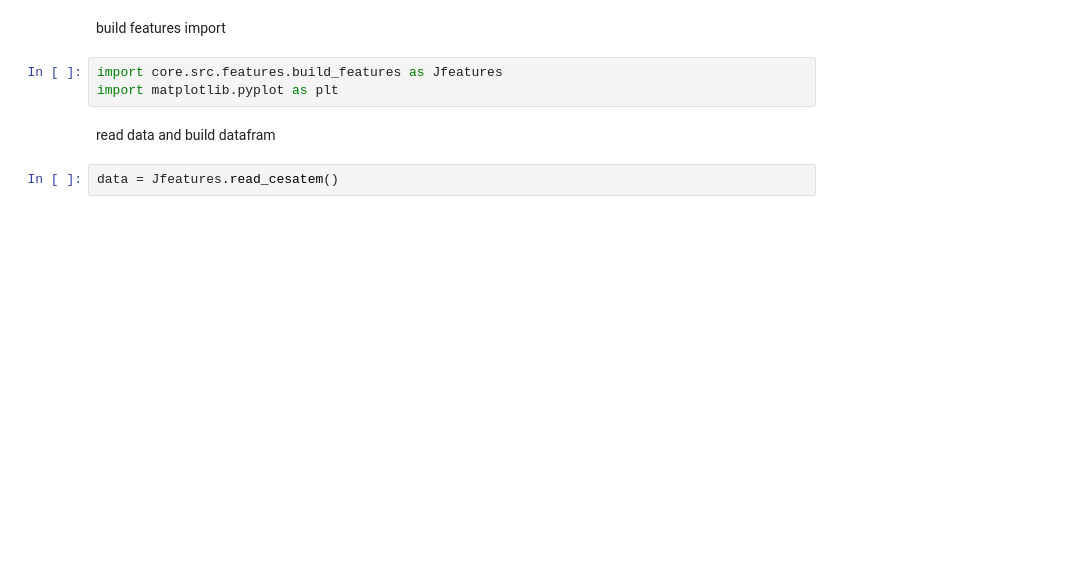
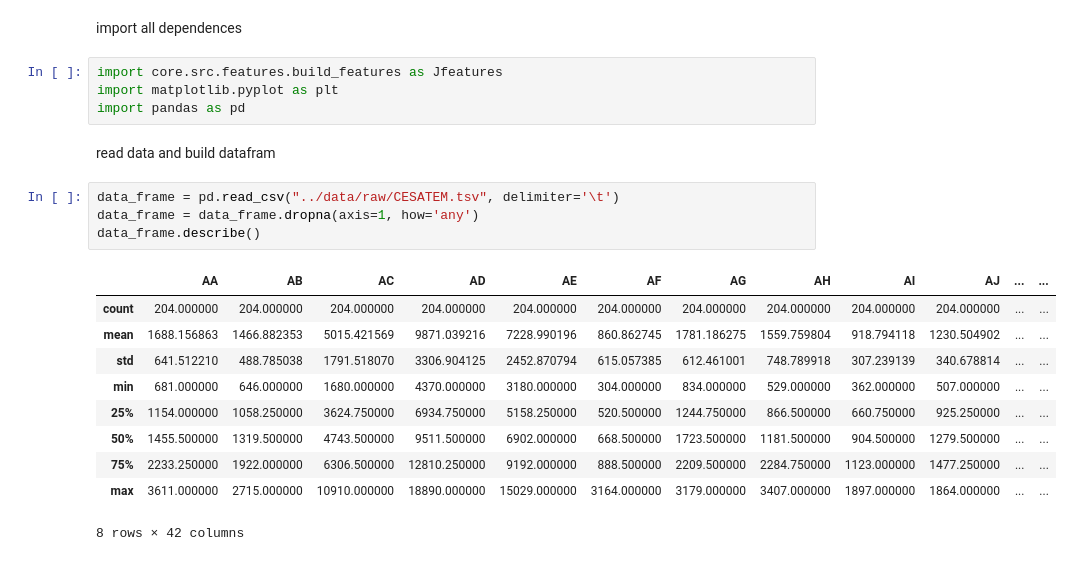
Before and after one commit to sebwdz/JobAnalysis, a Jupyter notebook: core/notebooks/cesatem_descriptive_analysis.ipynb, the cells around one changed output. Saved outputs shown, nothing was run; the diff lists cells and outputs as text; blank space fills up the shorter version.

```diff
--- a/core/notebooks/cesatem_descriptive_analysis.ipynb
+++ b/core/notebooks/cesatem_descriptive_analysis.ipynb
@@ -1,9 +1,23 @@
-# %% [markdown]
-build features import
+# %% [markdown]
+import all dependences
 # %%
 import core.src.features.build_features as Jfeatures
 import matplotlib.pyplot as plt
+import pandas as pd
 # %% [markdown]
 read data and build datafram
-# %%
-data = Jfeatures.read_cesatem()
+# %%
+data_frame = pd.read_csv("../data/raw/CESATEM.tsv", delimiter='\t')
+data_frame = data_frame.dropna(axis=1, how='any')
+data_frame.describe()
+# %% [output]
+|  | AA | AB | AC | AD | AE | AF | AG | AH | AI | AJ | ... | ... |
+| count | 204.000000 | 204.000000 | 204.000000 | 204.000000 | 204.000000 | 204.000000 | 204.000000 | 204.000000 | 204.000000 | 204.000000 | ... | ... |
+| mean | 1688.156863 | 1466.882353 | 5015.421569 | 9871.039216 | 7228.990196 | 860.862745 | 1781.186275 | 1559.759804 | 918.794118 | 1230.504902 | ... | ... |
+| std | 641.512210 | 488.785038 | 1791.518070 | 3306.904125 | 2452.870794 | 615.057385 | 612.461001 | 748.789918 | 307.239139 | 340.678814 | ... | ... |
+| min | 681.000000 | 646.000000 | 1680.000000 | 4370.000000 | 3180.000000 | 304.000000 | 834.000000 | 529.000000 | 362.000000 | 507.000000 | ... | ... |
+| 25% | 1154.000000 | 1058.250000 | 3624.750000 | 6934.750000 | 5158.250000 | 520.500000 | 1244.750000 | 866.500000 | 660.750000 | 925.250000 | ... | ... |
+| 50% | 1455.500000 | 1319.500000 | 4743.500000 | 9511.500000 | 6902.000000 | 668.500000 | 1723.500000 | 1181.500000 | 904.500000 | 1279.500000 | ... | ... |
+| 75% | 2233.250000 | 1922.000000 | 6306.500000 | 12810.250000 | 9192.000000 | 888.500000 | 2209.500000 | 2284.750000 | 1123.000000 | 1477.250000 | ... | ... |
+| max | 3611.000000 | 2715.000000 | 10910.000000 | 18890.000000 | 15029.000000 | 3164.000000 | 3179.000000 | 3407.000000 | 1897.000000 | 1864.000000 | ... | ... |
+8 rows × 42 columns
```
Also changed, not shown: parts of 5 cells of this notebook, 1 other file.
